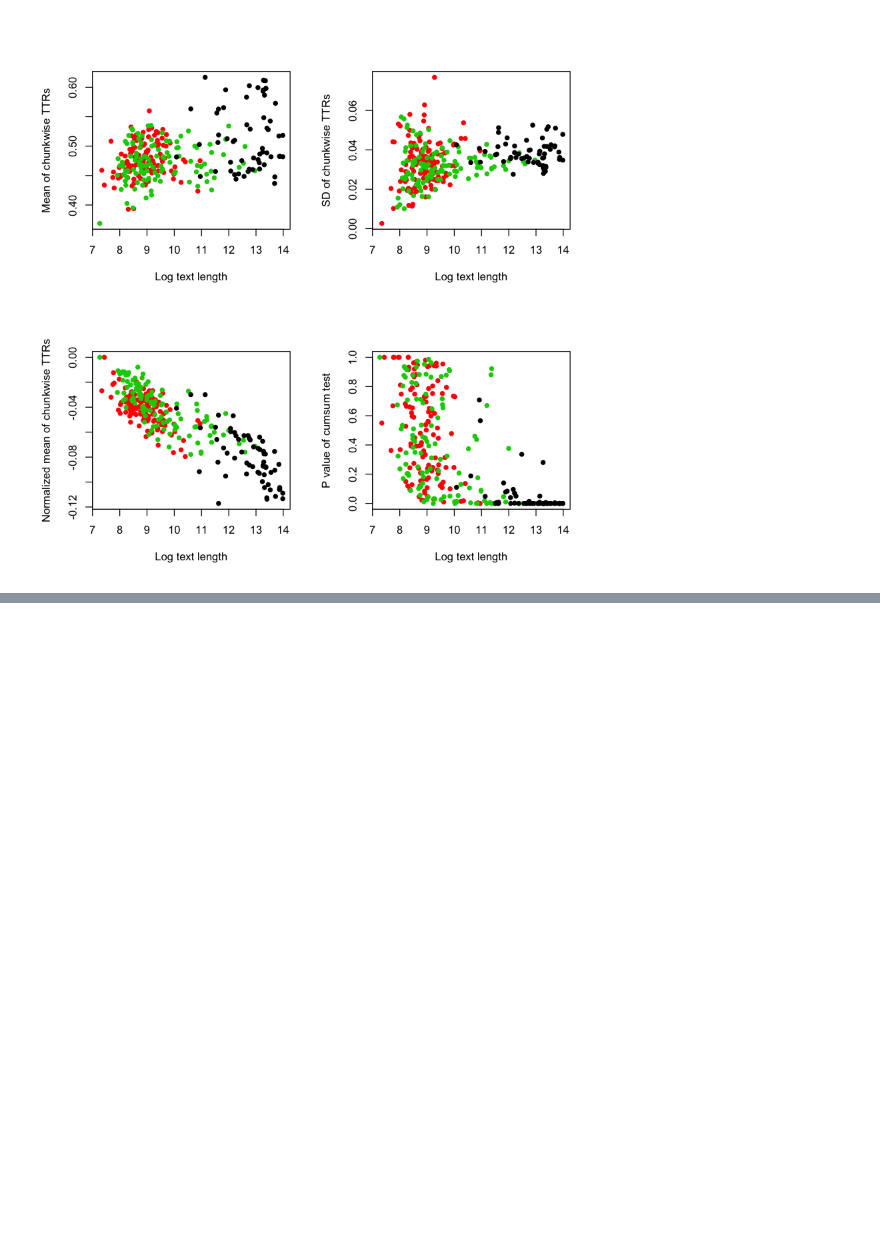
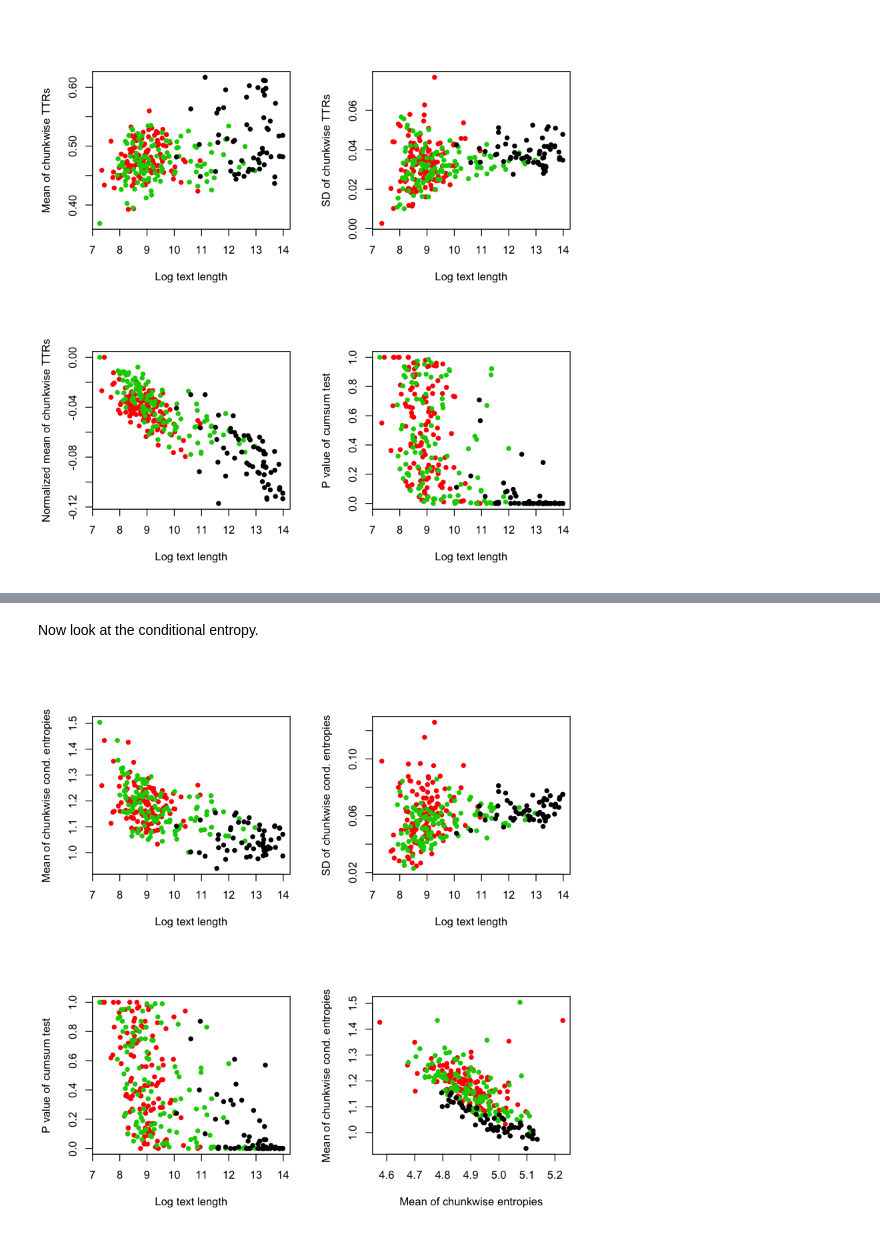
Before and after one commit to captainyc/NovelProject, a Jupyter notebook: test.ipynb, the cells around one changed output, grey strips where cells are left out. Saved outputs shown, nothing was run; the diff lists cells and outputs as text; code cells hidden in the pictures; blank space fills up the shorter version.

```diff
--- a/test.ipynb
+++ b/test.ipynb
@@ -51,0 +90,10 @@ Among the four plots, it seems that
+# %% [markdown]
+Now look at the conditional entropy.
+# %%
+par(mfrow=c(2,2))
+plot(log(features$textlength),features$con_ent_mean,pch=16,col=features$genre,xlab="Log text length",ylab="Mean of chunkwise cond. entropies")
+plot(log(features$textlength),features$con_ent_sd,pch=16,col=features$genre,xlab="Log text length",ylab="SD of chunkwise cond. entropies")
+plot(log(features$textlength),features$con_ent_cumsum,pch=16,col=features$genre,xlab="Log text length",ylab="P value of cumsum test")
+plot(features$ent_mean,features$con_ent_mean,pch=16,col=features$genre,xlab="Mean of chunkwise entropies",ylab="Mean of chunkwise cond. entropies")
+# %% [output]
+[figure, added]
```
Also changed, not shown: parts of 25 cells of this notebook.
